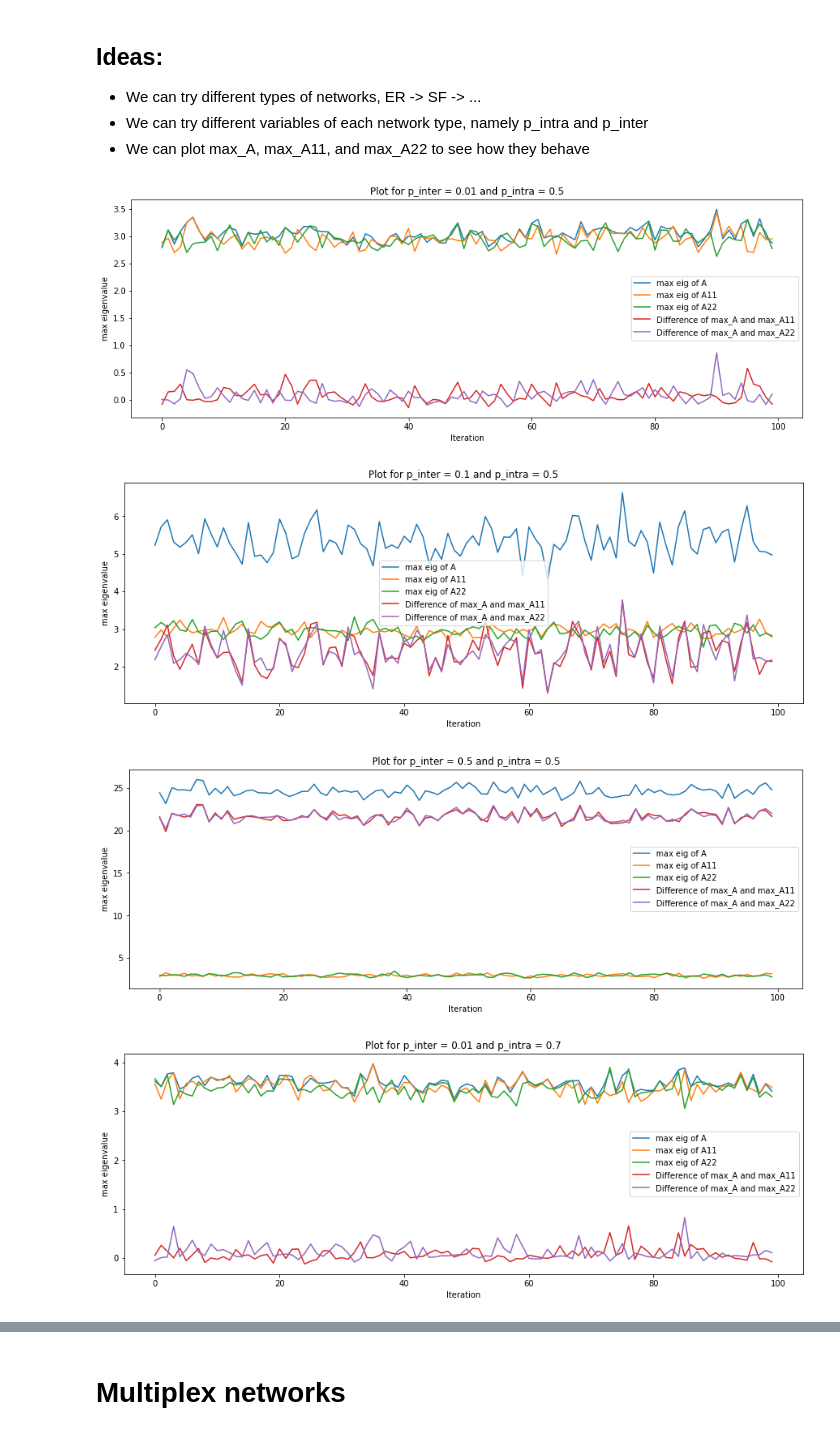
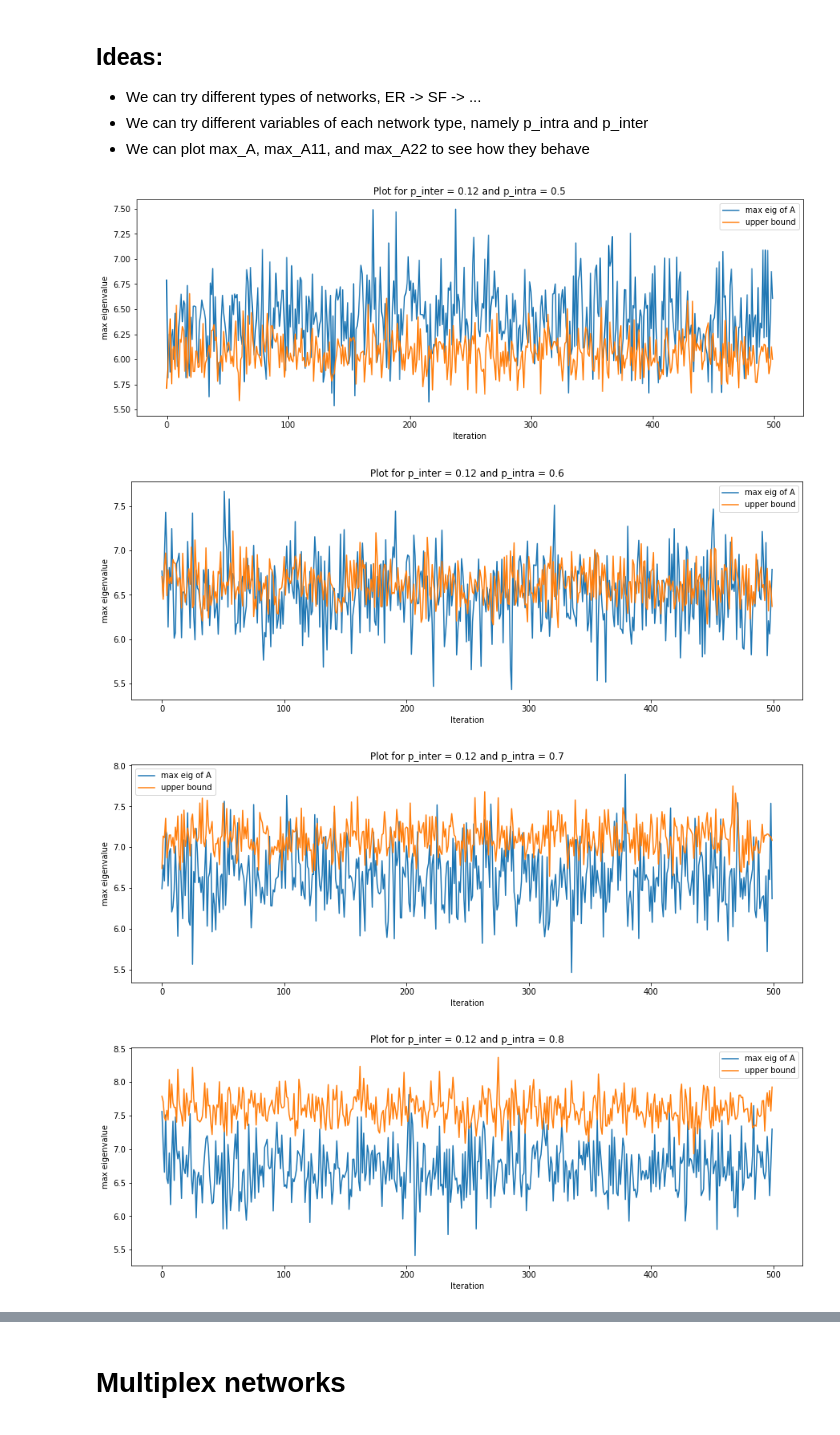
Before and after one commit to RamanEbrahimi/Network-Science, a Jupyter notebook: Research-related/Multilayer_Networkx.ipynb, the cells around one changed output, grey strips where cells are left out. Saved outputs shown, nothing was run; the diff lists cells and outputs as text; code cells hidden in the pictures.

```diff
--- a/Research-related/Multilayer_Networkx.ipynb
+++ b/Research-related/Multilayer_Networkx.ipynb
@@ -186,47 +150,44 @@ plot(G_21)
 # %%
 # plotting max_A, max_A11, and max_A22 to see their behavior
 
-p_inter_list = [0.01, 0.1, 0.5]
-p_intra_list = [0.5, 0.7, 0.9]
+p_inter_list = [0.12]
+p_intra_list = [0.5, 0.6, 0.7, 0.8, 0.9]
 
 for p_intra in p_intra_list:
 
     for p_inter in p_inter_list:
         list_A = []
         list_A11 = []
         list_A22 = []
-        list_comb = []
-        diff1 = []
-        diff2 = []
+        list_comb_max = []
+        list_comb_min = []
 
-        for i in range(100):
+        for i in range(500):
             # generating 100 ER graphs with 50 nodes and p_intra = 0.7 and p_inter = 0.05
             G_11, G_12, G_21, G_22, A11, A12, A21, A22 = generate_mat(50, p_inter, p_intra)
-            max_A11, max_A22, max_A= compute_max_2l(A11, A12, A21, A22)
+            max_A11, min_A11, max_A22, min_A22, max_A = compute_max_2l(A11, A12, A21, A22)
             list_A.append(max_A)
             list_A11.append(max_A11)
             list_A22.append(max_A22)
-            d1 = max_A - max_A11
-            d2 = max_A - max_A22
-            diff1.append(d1)
-            diff2.append(d2)
+            list_comb_max.append(max_A11 + max_A22)
+            list_comb_min.append(min_A11 + min_A22)
 
         plt.figure(figsize=(15,5))
         plt.plot(list_A, label='max eig of A')
-        plt.plot(list_A11, label='max eig of A11')
-        plt.plot(list_A22, label='max eig of A22')
-        plt.plot(diff1, label='Difference of max_A and max_A11')
-        plt.plot(diff2, label='Difference of max_A and max_A22')
+        # plt.plot(list_A11, label='max eig of A11')
+        # plt.plot(list_A22, label='max eig of A22')
+        plt.plot(list_comb_max, label='upper bound')
+        # plt.plot(list_comb_min, label='lower bound')
         plt.xlabel('Iteration')
         plt.ylabel('max eigenvalue')
         plt.title('Plot for p_inter = ' + str(p_inter) + ' and p_intra = ' + str(p_intra))
         plt.legend()
-        plt.savefig('Plot for p_inter = ' + str(p_inter) + ' and p_intra = ' + str(p_intra) + '.png')
+        # plt.savefig('Plot for p_inter = ' + str(p_inter) + ' and p_intra = ' + str(p_intra) + '.png')
         plt.show()
 
 # The difference between the eigenvalues of A and A11 or A22 only depends on p_intrer. The higher p_inter, the bigger the difference.
 # %% [output]
-[figure, old version]
+[figure, new version]
-[figure, old version]
+[figure, new version]
-[figure, old version]
+[figure, new version]
-[figure, old version]
+[figure, new version]
```
Also changed, not shown: parts of 8 cells of this notebook, 3 other files.
